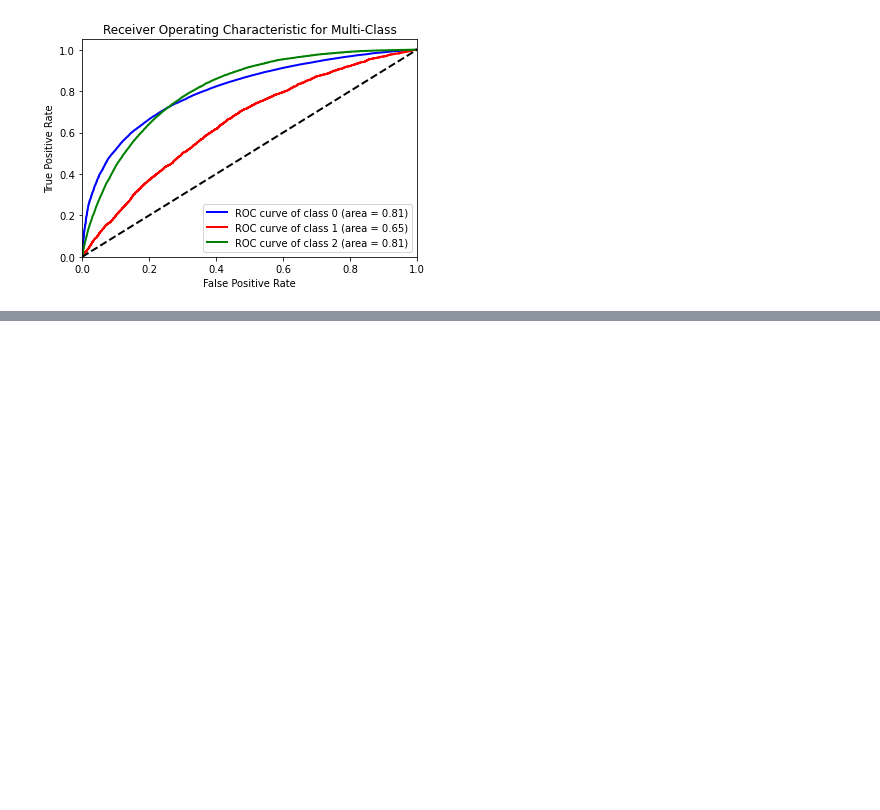
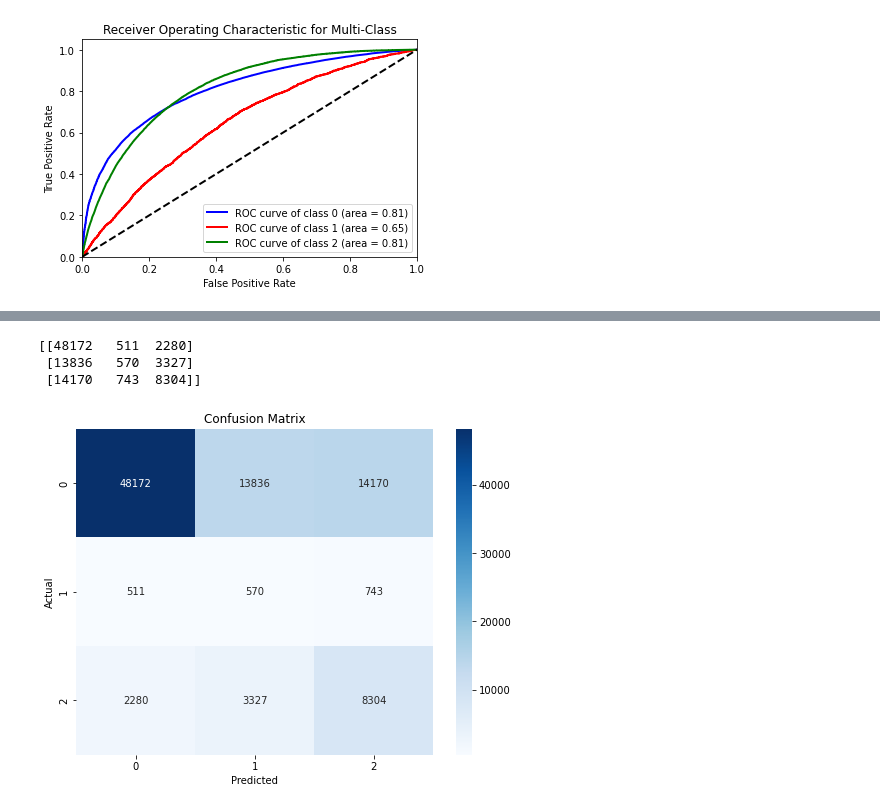
Before and after one commit to BruciiZ/stats302final, a Jupyter notebook: ml_model.ipynb, the cells around one changed output, grey strips where cells are left out. Drawn from its saved outputs; the diff is of its cells as text; code cells hidden in the pictures; blank space fills up the shorter version.

```diff
--- a/ml_model.ipynb
+++ b/ml_model.ipynb
@@ -812,0 +811,25 @@ gridCV.best_score_)
+# %%
+## implement the naive bayes algorithm
+
+from sklearn.naive_bayes import GaussianNB
+from sklearn.ensemble import AdaBoostClassifier
+from sklearn.model_selection import StratifiedKFold
+from sklearn.model_selection import cross_val_score
+
+param_grid = [50, 150, 200, 300]
+
+for value in param_grid:
+    clf = AdaBoostClassifier(n_estimators=value)
+    clf.fit(X_scaled, y_train)
+
+    y_pred = clf.predict(X_scaled_test)
+
+    accuracy = accuracy_score(y_test, y_pred)
+    precision = precision_score(y_test, y_pred, average='macro')
+    recall = recall_score(y_test, y_pred, average='macro')
+    f1 = f1_score(y_test, y_pred, average='macro')
+
+    print('current parameter is n_estimator = {}'.format(value))
+
+    print('accuracy : %s  precision : %s \n recall : %s  f1 : %s'
+        % (accuracy, precision, recall, f1))
@@ -812,0 +849,26 @@ gridCV.best_score_)
+# %%
+clf = LogisticRegression(penalty='none', class_weight='balanced', solver='newton-cg', max_iter=1000)
+clf.fit(X_scaled, y_train)
+from sklearn.metrics import confusion_matrix
+print(confusion_matrix(y_pred, y_test))
+# %% [output]
+[[48172   511  2280]
+ [13836   570  3327]
+ [14170   743  8304]]
+# %%
+import matplotlib.pyplot as plt
+import seaborn as sns
+from sklearn.metrics import confusion_matrix
+# Compute confusion matrix
+y_pred = clf.predict(X_scaled_test)  # Ensure you are using the test set for predictions
+cm = confusion_matrix(y_test, y_pred)
+
+# Plot using seaborn for a nicer display
+plt.figure(figsize=(8, 6))
+sns.heatmap(cm, annot=True, fmt="d", cmap="Blues", xticklabels=clf.classes_, yticklabels=clf.classes_)
+plt.ylabel('Actual')
+plt.xlabel('Predicted')
+plt.title('Confusion Matrix')
+plt.show()
+# %% [output]
+[figure, added]
```
Also changed, not shown: parts of 8 cells of this notebook.
